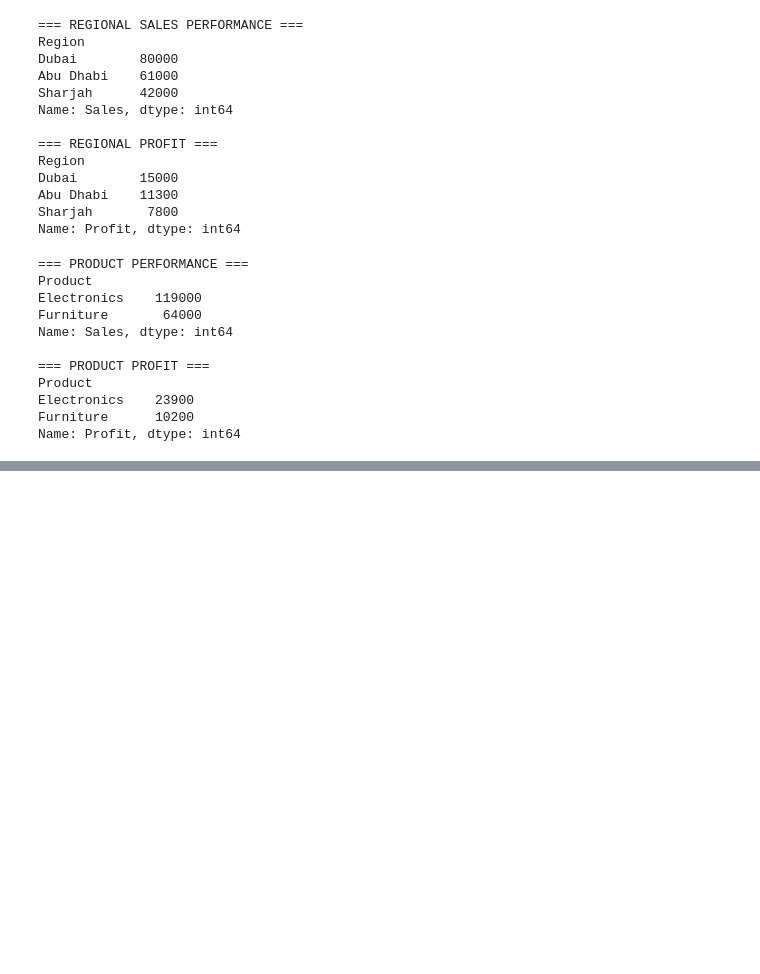
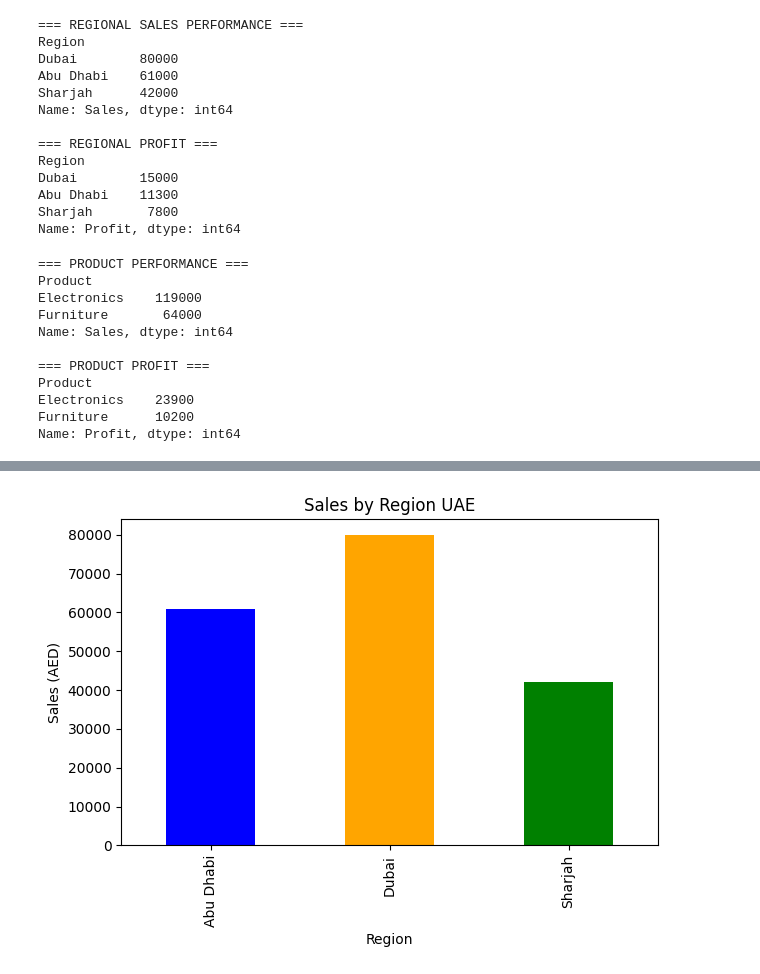
Before and after one commit to ayan-pasha/superstore-sales-analysis, a Jupyter notebook: sales_project.ipynb, the cells around one changed output, grey strips where cells are left out. Drawn from its saved outputs; the diff is of its cells as text; code cells hidden in the pictures; blank space fills up the shorter version.

```diff
--- a/sales_project.ipynb
+++ b/sales_project.ipynb
@@ -101,0 +102,9 @@ NameError: name 'monthly' is not defined
+# %%
+regional =df.groupby('Region')['Sales'].sum()
+regional.plot(kind='bar', color=['blue', 'orange', 'green'], title='Sales by Region UAE')
+plt.xlabel('Region')
+plt.ylabel('Sales (AED)')
+plt.tight_layout()
+plt.show()
+# %% [output]
+[figure, added]
```
Also changed, not shown: parts of 1 cell of this notebook.
